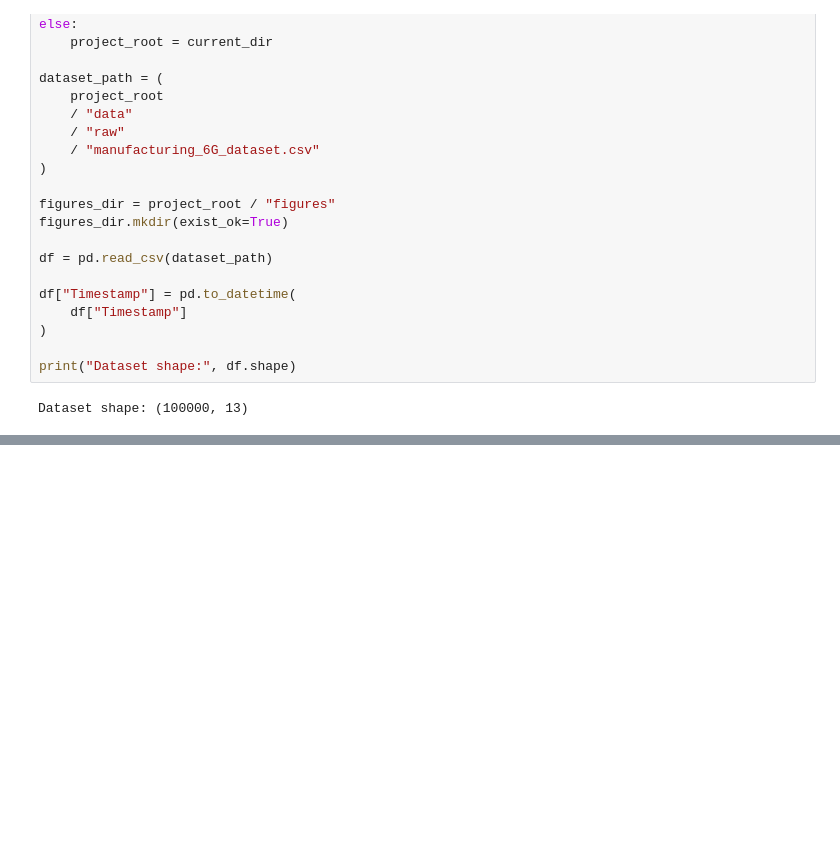
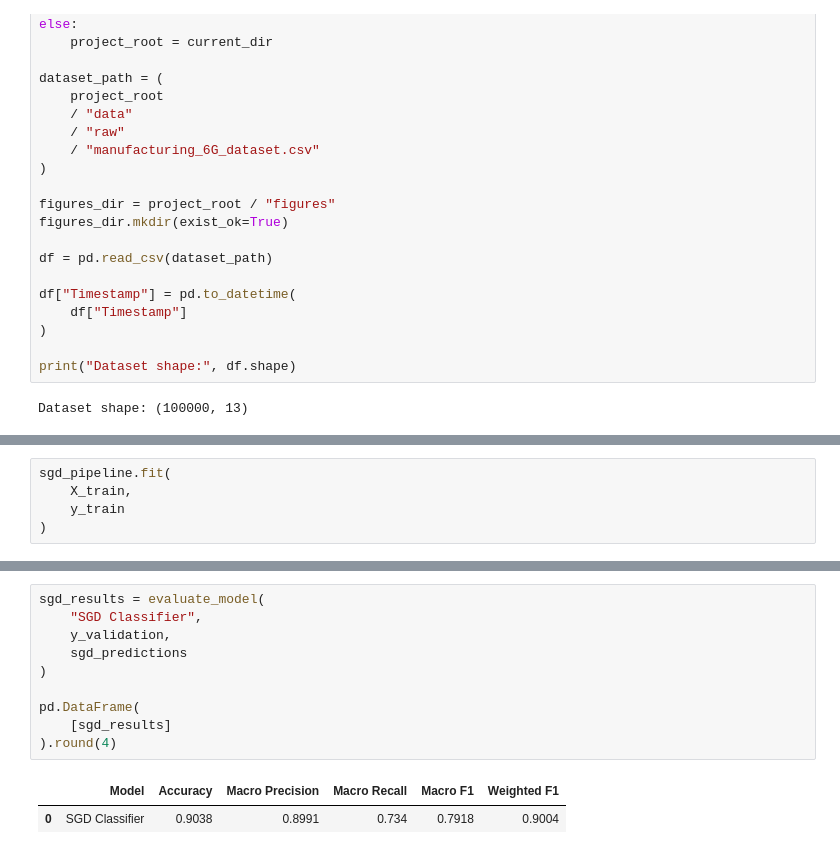
Before and after one commit to janithTG/AI-Group-Project-UW, a Jupyter notebook: notebooks/03_preprocessing_and_baseline_models.ipynb, the cells around one changed output, grey strips where cells are left out. Drawn from its saved outputs; the diff is of its cells as text; blank space fills up the shorter version.

```diff
--- a/notebooks/03_preprocessing_and_baseline_models.ipynb
+++ b/notebooks/03_preprocessing_and_baseline_models.ipynb
@@ -77,0 +386,5 @@ Dataset shape: (100000, 13)
+# %%
+sgd_pipeline.fit(
+    X_train,
+    y_train
+)
@@ -77,0 +481,13 @@ Dataset shape: (100000, 13)
+# %%
+sgd_results = evaluate_model(
+    "SGD Classifier",
+    y_validation,
+    sgd_predictions
+)
+
+pd.DataFrame(
+    [sgd_results]
+).round(4)
+# %% [output]
+|  | Model | Accuracy | Macro Precision | Macro Recall | Macro F1 | Weighted F1 |
+| 0 | SGD Classifier | 0.9038 | 0.8991 | 0.734 | 0.7918 | 0.9004 |
```
Also changed, not shown: parts of 17 cells of this notebook, 1 other file.
